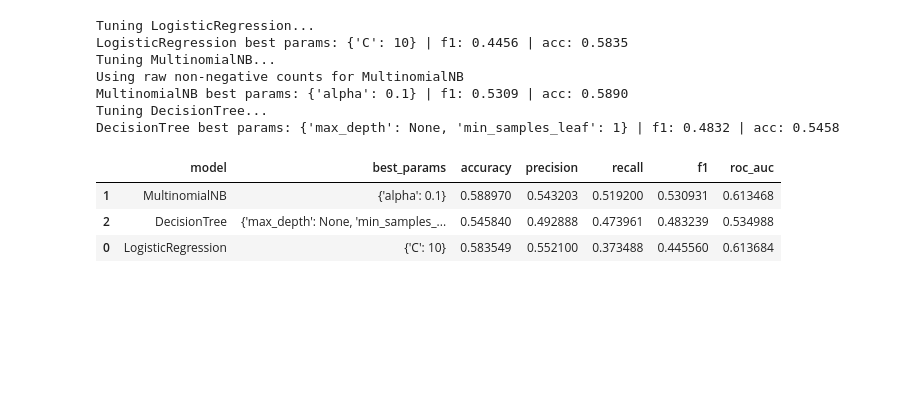
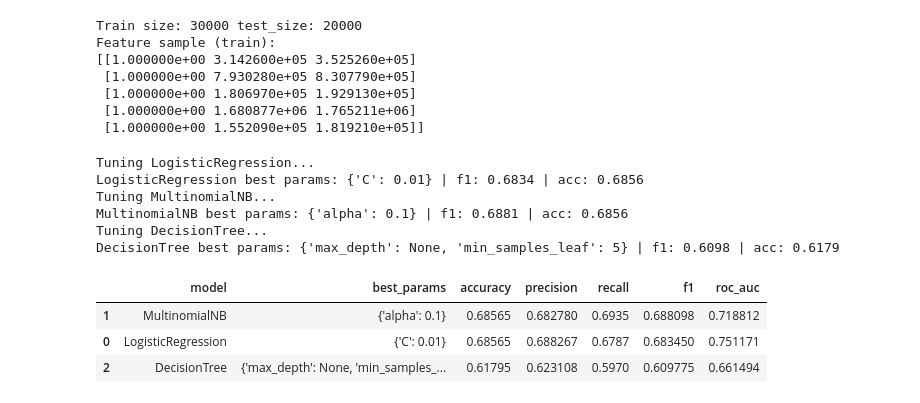
Before and after one commit to Iyanuloluwa-triumph/Sentiment_analyis, a Jupyter notebook: Sentiment Analysis/dataset_analysis.ipynb, the cells around one changed output. Drawn from its saved outputs; the diff is of its cells as text; code cells hidden in the pictures; blank space fills up the shorter version.

```diff
--- a/Sentiment Analysis/dataset_analysis.ipynb
+++ b/Sentiment Analysis/dataset_analysis.ipynb
@@ -144,8 +101,33 @@ Feature sample (train):
+# %%
+df_train, df_test, y_train, y_test = train_test_split(
+    pd.DataFrame(reviews), sentiments, test_size=0.4, stratify=sentiments, random_state=42
+)
+print("Train size:", df_train.shape[0], "test_size:", df_test.shape[0])
+df_train = df_train[0].tolist()
+df_test = df_test[0].tolist()
+frequency_dict = build_frequency_dict(df_train, y_train)
+X_train = np.zeros((len(df_train), 3))
+for i, txt in enumerate(df_train):
+    X_train[i, :] = extract_features(txt, frequency_dict)
+
+X_test = np.zeros((len(df_test), 3))
+for i, txt in enumerate(df_test):
+    X_test[i, :] = extract_features(txt, frequency_dict)
+
+print('Feature sample (train):')
+print(X_train[:5])
+# %% [output]
+Train size: 30000 test_size: 20000
+Feature sample (train):
+[[1.000000e+00 3.142600e+05 3.525260e+05]
+ [1.000000e+00 7.930280e+05 8.307790e+05]
+ [1.000000e+00 1.806970e+05 1.929130e+05]
+ [1.000000e+00 1.680877e+06 1.765211e+06]
+ [1.000000e+00 1.552090e+05 1.819210e+05]]
 # %%
-# Define models and perform GridSearchCV tuning
 models = {
     'LogisticRegression': {
-        'estimator': LogisticRegression(solver='liblinear', max_iter=1000),
+        'estimator': LogisticRegression(solver='liblinear', max_iter=1000, fit_intercept=True),
         'params': {'C': [0.01, 0.1, 1, 10]}
     },
     'MultinomialNB': {
@@ -157,29 +139,26 @@ models = {
         'params': {'max_depth': [3, 5, 10, None], 'min_samples_leaf': [1, 2, 5]}
     }
 }
-
-# Recreate raw-count feature matrices for models that require non-negative inputs (e.g., MultinomialNB)
-X_train_counts = np.zeros((train_df.shape[0], 3))
-for i, txt in enumerate(train_df['proc_overview']):
+# Recreate raw-count feature matrices for  MultinomialNB
+X_train_counts = np.zeros((len(df_train), 3))
+for i, txt in enumerate(df_train):
     X_train_counts[i, :] = extract_features(txt, frequency_dict)
-X_test_counts = np.zeros((test_df.shape[0], 3))
-for i, txt in enumerate(test_df['proc_overview']):
+X_test_counts = np.zeros((len(df_test), 3))
+for i, txt in enumerate(df_test):
     X_test_counts[i, :] = extract_features(txt, frequency_dict)
 # exclude bias
 X_train_counts_sc = X_train_counts[:, 1:]
 X_test_counts_sc = X_test_counts[:, 1:]
 
+# sklearn can already handle the bias term internally, so we exclude it from features
+
+
 results = []
 for name, md in models.items():
     print(f"Tuning {name}...")
     # choose dataset appropriately
-    if name == 'MultinomialNB':
-        X_fit = X_train_counts_sc
-        X_eval = X_test_counts_sc
-        print("Using raw non-negative counts for MultinomialNB")
-    else:
-        X_fit = X_train_sc
-        X_eval = X_test_sc
+    X_fit = X_train_counts_sc
+    X_eval = X_test_counts_sc
 
     grid = GridSearchCV(md['estimator'], md['params'], cv=5, scoring='f1', n_jobs=-1)
     grid.fit(X_fit, y_train)
@@ -195,19 +174,18 @@ for name, md in models.items():
 
     results.append({'model': name, 'best_params': grid.best_params_, 'accuracy': acc, 'precision': prec, 'recall': rec, 'f1': f1, 'roc_auc': roc})
     joblib.dump(best, f"{name}_best.joblib")
-
-results_df = pd.DataFrame(results).sort_values('f1', ascending=False)
-results_df
 # %% [output]
 Tuning LogisticRegression...
-LogisticRegression best params: {'C': 10} | f1: 0.4456 | acc: 0.5835
+LogisticRegression best params: {'C': 0.01} | f1: 0.6834 | acc: 0.6856
 Tuning MultinomialNB...
-Using raw non-negative counts for MultinomialNB
-MultinomialNB best params: {'alpha': 0.1} | f1: 0.5309 | acc: 0.5890
+MultinomialNB best params: {'alpha': 0.1} | f1: 0.6881 | acc: 0.6856
 Tuning DecisionTree...
-DecisionTree best params: {'max_depth': None, 'min_samples_leaf': 1} | f1: 0.4832 | acc: 0.5458
+DecisionTree best params: {'max_depth': None, 'min_samples_leaf': 5} | f1: 0.6098 | acc: 0.6179
-|  | model | best_params | accuracy | precision | recall | f1 | roc_auc |
-| 1 | MultinomialNB | {'alpha': 0.1} | 0.588970 | 0.543203 | 0.519200 | 0.530931 | 0.613468 |
-| 2 | DecisionTree | {'max_depth': None, 'min_samples_... | 0.545840 | 0.492888 | 0.473961 | 0.483239 | 0.534988 |
-| 0 | LogisticRegression | {'C': 10} | 0.583549 | 0.552100 | 0.373488 | 0.445560 | 0.613684 |
+# %%
+pd.DataFrame(results).sort_values('f1', ascending=False)
+# %% [output]
+|  | model | best_params | accuracy | precision | recall | f1 | roc_auc |
+| 1 | MultinomialNB | {'alpha': 0.1} | 0.68565 | 0.682780 | 0.6935 | 0.688098 | 0.718812 |
+| 0 | LogisticRegression | {'C': 0.01} | 0.68565 | 0.688267 | 0.6787 | 0.683450 | 0.751171 |
+| 2 | DecisionTree | {'max_depth': None, 'min_samples_... | 0.61795 | 0.623108 | 0.5970 | 0.609775 | 0.661494 |
 # %%
```
Also changed, not shown: parts of 19 cells of this notebook, 12 other files.
